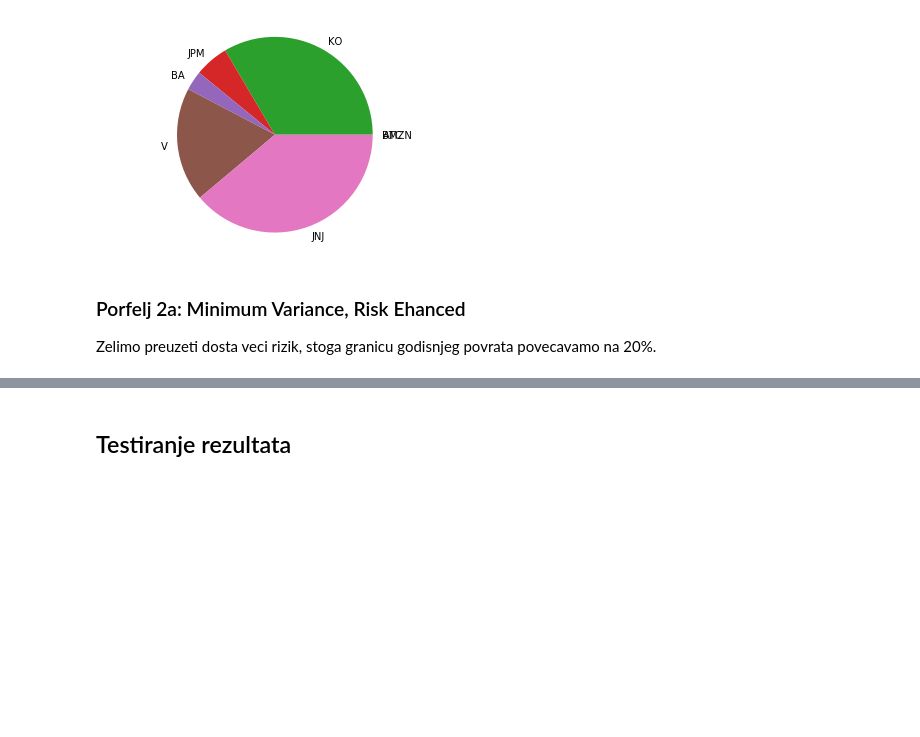
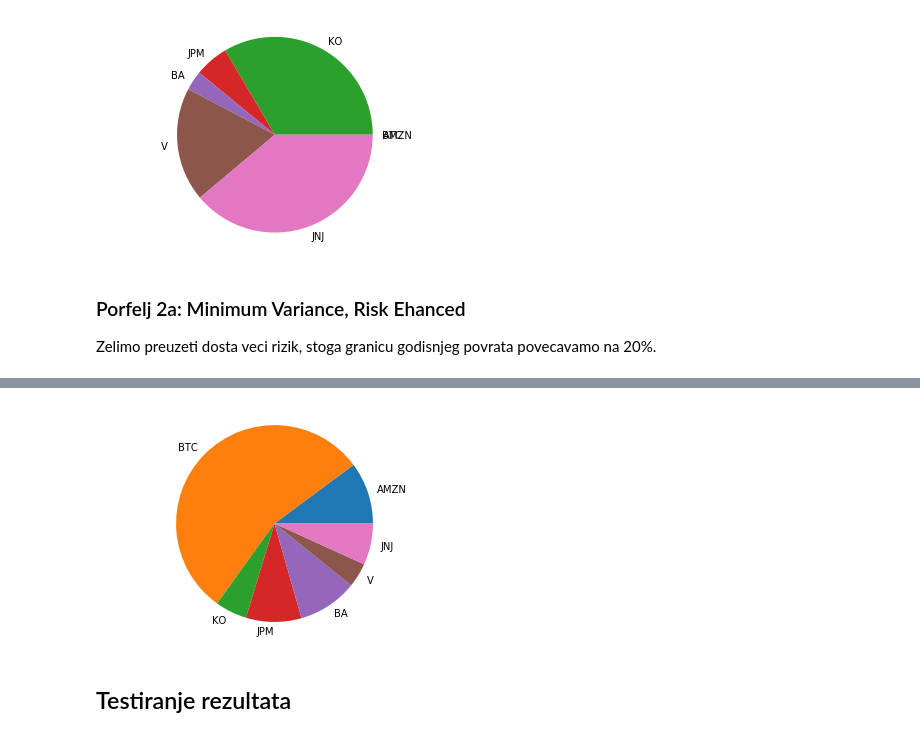
Before and after one commit to tibaris/Matematicki-softver, a Jupyter notebook: Zadaca 1.ipynb, the cells around one changed output, grey strips where cells are left out. Drawn from its saved outputs; the diff is of its cells as text; code cells hidden in the pictures; blank space fills up the shorter version.

```diff
--- a/Zadaca 1.ipynb
+++ b/Zadaca 1.ipynb
@@ -142,2 +182,15 @@ Nesto
+# %%
+w3=np.array([-1.03784901,  4.44991374, -0.5343624 , -0.93039196, -0.99557013,
+       -0.40939187, -0.69435185])
+i=1-sum(w3)
+w3=np.array([-1.03784901,  4.44991374+i, -0.5343624 , -0.93039196, -0.99557013,
+       -0.40939187, -0.69435185])
+
+fig3, ax3 = plt.subplots()
+ax3.pie(np.absolute(w3)/(sum(np.absolute(w3))), labels=labels)
+ax3.axis('equal')
+plt.show()
+# %% [output]
+[figure, added]
 # %% [markdown]
 ## Testiranje rezultata
```
Also changed, not shown: parts of 9 cells of this notebook, 1 other file.
